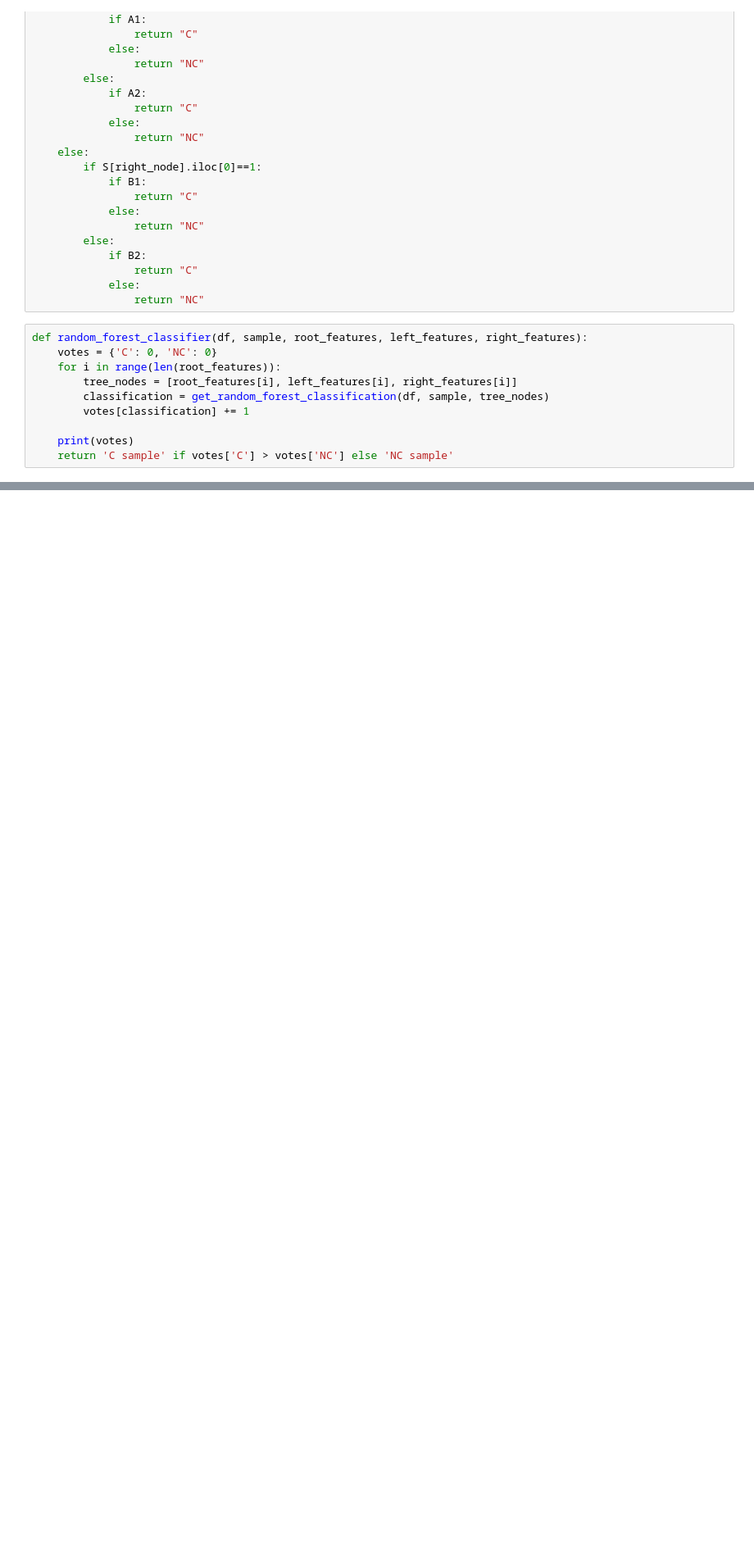
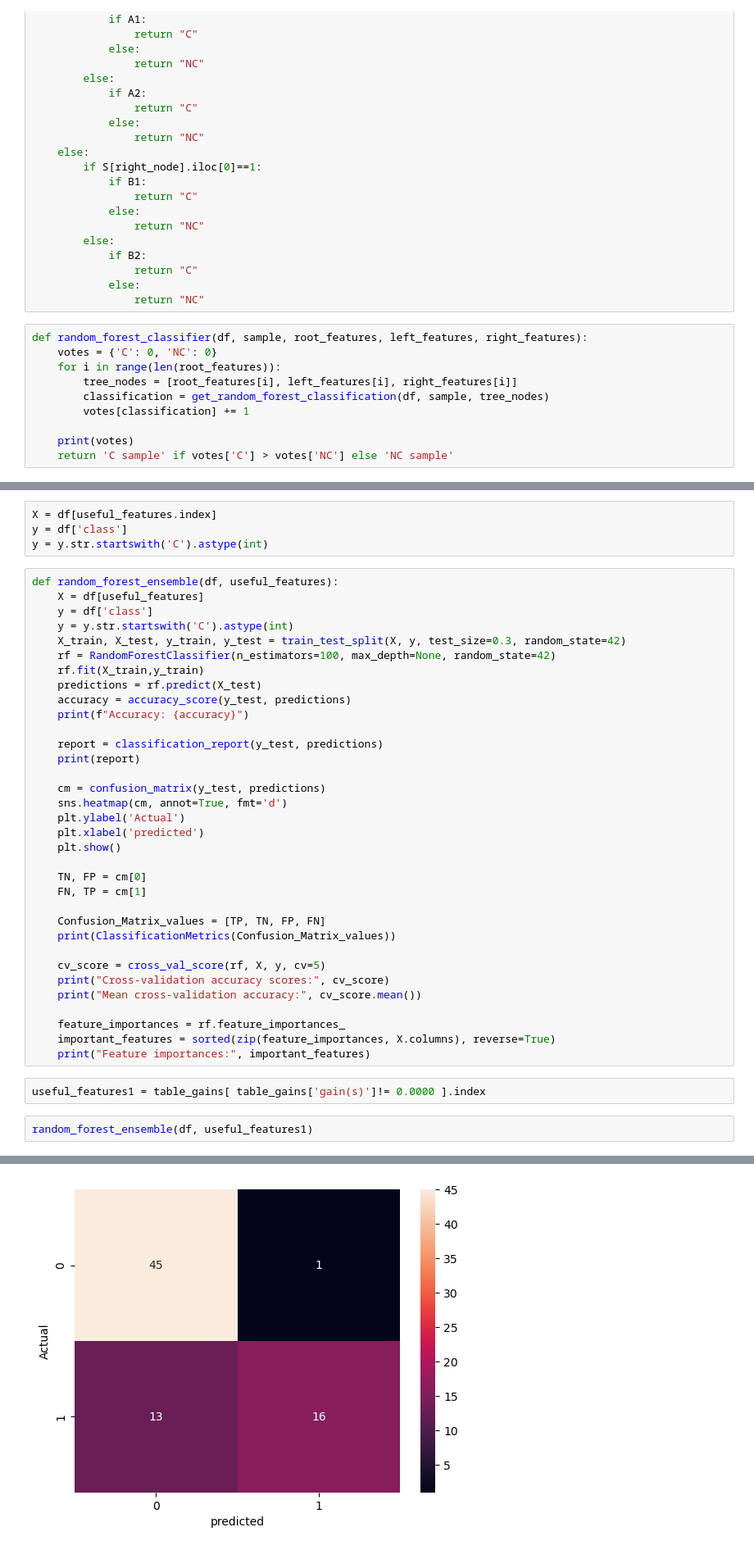
Before and after one commit to ericametta/CancerPredictionMode, a Jupyter notebook: FeatureEngineering-Phi.ipynb, the cells around one changed output, grey strips where cells are left out. Shown: that part at 82% size. Cells and saved outputs as stored; diff of their text form; blank space fills up the shorter version.

Commit message:
final ensemble classification - random forest

```diff
--- a/FeatureEngineering-Phi.ipynb
+++ b/FeatureEngineering-Phi.ipynb
@@ -1095,0 +1151,43 @@ Confusion_Matrix: [0, 53, 0, 38]
+# %%
+X = df[useful_features.index]
+y = df['class']
+y = y.str.startswith('C').astype(int)
+# %%
+def random_forest_ensemble(df, useful_features):
+    X = df[useful_features]
+    y = df['class']
+    y = y.str.startswith('C').astype(int)
+    X_train, X_test, y_train, y_test = train_test_split(X, y, test_size=0.3, random_state=42)
+    rf = RandomForestClassifier(n_estimators=100, max_depth=None, random_state=42)
+    rf.fit(X_train,y_train)
+    predictions = rf.predict(X_test)
+    accuracy = accuracy_score(y_test, predictions)
+    print(f"Accuracy: {accuracy}")
+
+    report = classification_report(y_test, predictions)
+    print(report)
+
+    cm = confusion_matrix(y_test, predictions)
+    sns.heatmap(cm, annot=True, fmt='d')
+    plt.ylabel('Actual')
+    plt.xlabel('predicted')
+    plt.show()
+
+    TN, FP = cm[0]
+    FN, TP = cm[1]
+
+    Confusion_Matrix_values = [TP, TN, FP, FN]
+    print(ClassificationMetrics(Confusion_Matrix_values))
+
+    cv_score = cross_val_score(rf, X, y, cv=5)
+    print("Cross-validation accuracy scores:", cv_score)
+    print("Mean cross-validation accuracy:", cv_score.mean())
+
+    feature_importances = rf.feature_importances_
+    important_features = sorted(zip(feature_importances, X.columns), reverse=True)
+    print("Feature importances:", important_features)
+# %%
+useful_features1 = table_gains[ table_gains['gain(s)']!= 0.0000 ].index
+# %%
+random_forest_ensemble(df, useful_features1)
+# %% [output]
@@ -1095,0 +1203 @@ Confusion_Matrix: [0, 53, 0, 38]
+[figure, added]
```
Also changed, not shown: parts of 22 cells of this notebook.
